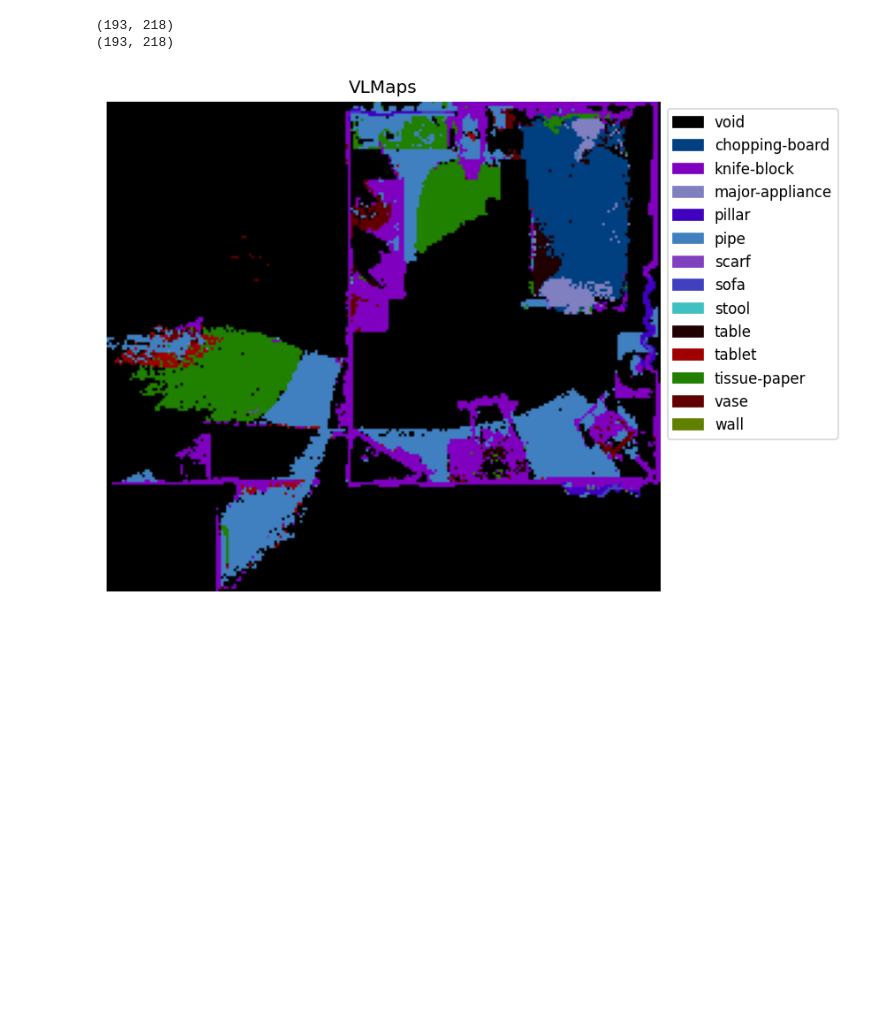
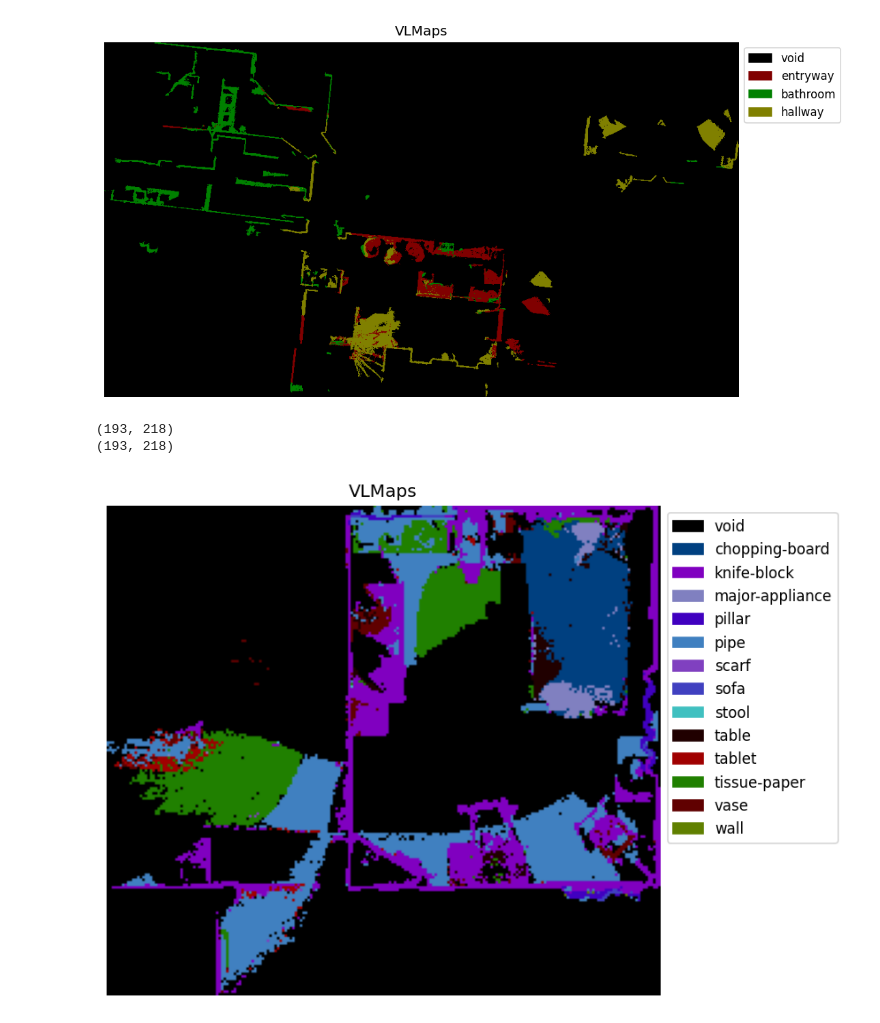
Before and after one commit to qlOoOlp/InstanceSeemMap, a Jupyter notebook: visualizer.ipynb, the cells around one changed output. Drawn from its saved outputs; the diff is of its cells as text; code cells hidden in the pictures; blank space fills up the shorter version.

```diff
--- a/visualizer.ipynb
+++ b/visualizer.ipynb
@@ -569,0 +695,96 @@ print(grid_save_path)
+# %%
+no_map_mask = obstacles[xmin:xmax+1, ymin:ymax+1] > 0
+obstacles_rgb = np.repeat(obstacles[xmin:xmax+1, ymin:ymax+1, None], 3, axis=2)
+print(no_map_mask.shape)
+
+# CATEGORIES = [
+#     "void",
+#     "living room",
+#     "bedroom",
+#     "kitchen",
+#     "bathroom",
+#     "hallway",
+# ]
+CATEGORIES  = [
+    "void",
+    "entryway",
+    "bathroom",
+    "hallway",
+]
+
+# CATEGORIES = [
+#     "void",
+#     "office",
+#     "lounge",
+#     "familyroom",
+#     "entryway",
+#     "dining room"
+#     "living room",
+#     "stairs",
+#     "kitchen",
+#     "bathroom",
+#     "bedroom",
+#     "hallway",
+# ]
+
+
+
+# MATTERPORT_ROOM_CATEGORIES = [
+#     "office",
+#     "lounge",
+#     "familyroom",
+#     "entryway",
+#     "dining room",
+#     "living room",
+#     "stairs",
+#     "kitchen",
+#     "porch",
+#     "bathroom",
+#     "bedroom",
+#     "hallway",
+# ]
+
+# AREA_CATE = [
+#     "void",
+#     "the area of a livingroom",
+#     "the area of a diningroom",
+#     "the area of a office",
+#     "the area of a bathroom",
+#     "the area of a kitchen",
+#     "the area of a hallway",
+# ]
+
+lang = CATEGORIES
+#mp3dcat
+text_feats = get_text_feats(lang, clip_model, clip_feat_dim)
+
+# print(type(text_feats))
+# print(text_feats.shape)
+
+map_feats = grid.reshape((-1, grid.shape[-1]))
+scores_list = map_feats @ text_feats.T
+
+predicts = np.argmax(scores_list, axis=1)
+predicts = predicts.reshape((xmax - xmin + 1, ymax - ymin + 1))
+floor_mask = predicts == 2
+print(predicts.shape)
+new_pallete = get_new_pallete(len(lang))
+print(new_pallete)
+mask, patches = get_new_mask_pallete(predicts, new_pallete, out_label_flag=True, labels=lang)
+seg = mask.convert("RGBA")
+seg = np.array(seg)
+# seg[no_map_mask] = [225, 225, 225, 255]
+# seg[floor_mask] = [225, 225, 225, 255]
+seg = Image.fromarray(seg)
+# color_top_down_save_path = os.path.join(map_save_dir, f"color_top_down_clip.npy")
+
+# seg.save(os.path.join(map_save_dir,'vlmap2.png'), 'png')
+# cv2.imwrite(os.path.join(map_save_dir,'vlmap.jpg'), seg)
+
+plt.figure(figsize=(10, 6), dpi=120)
+plt.legend(handles=patches, loc='upper left', bbox_to_anchor=(1., 1), prop={'size': 10})
+plt.axis('off')
+plt.title("VLMaps")
+plt.imshow(seg)
+plt.show()
+# %% [output]
@@ -570,3 +794,4 @@ print(grid_save_path)
+[figure, added]
 # %%
 q_replica = [
     "undefined",
```
Also changed, not shown: parts of 7 cells of this notebook, 9 other files.
